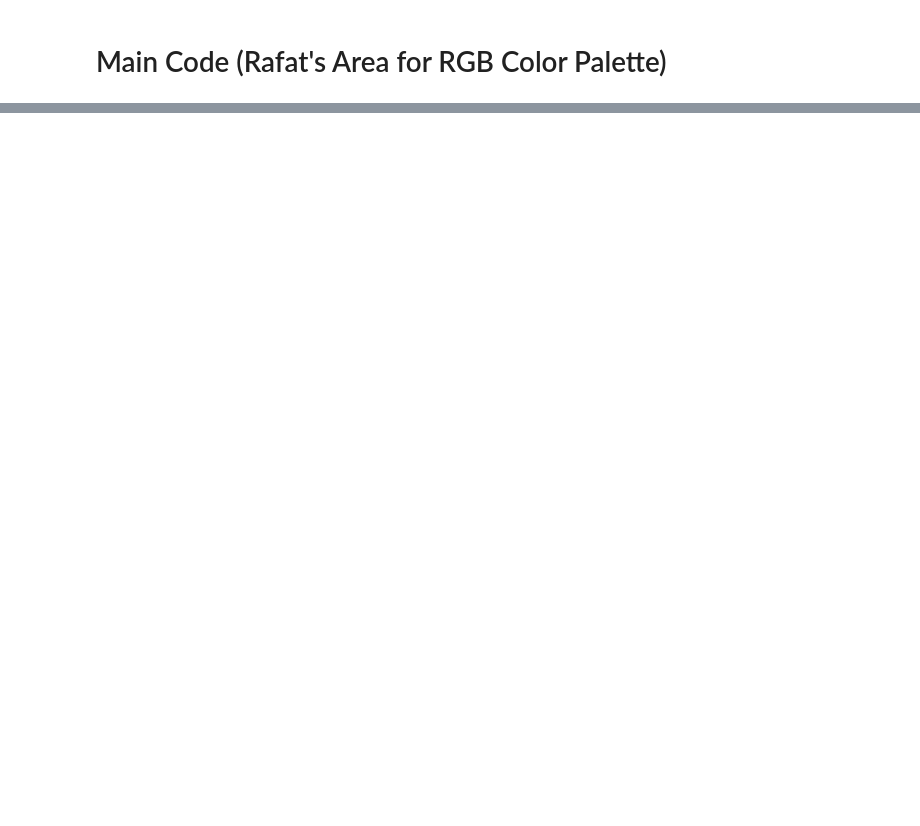
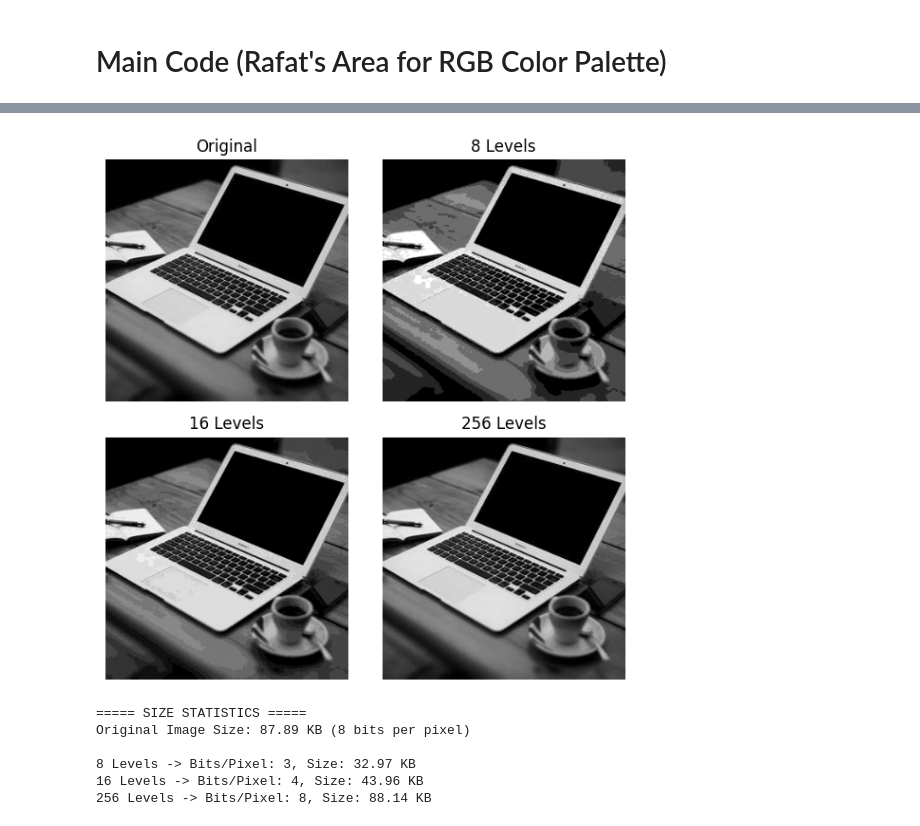
Before and after one commit to rafat-alam/ML, a Jupyter notebook: Color-Palette.ipynb, the cells around one changed output, grey strips where cells are left out. Drawn from its saved outputs; the diff is of its cells as text; code cells hidden in the pictures; blank space fills up the shorter version.

```diff
--- a/Color-Palette.ipynb
+++ b/Color-Palette.ipynb
@@ -271,0 +498,76 @@ Compression: 70.83% reduction
+# %%
+from PIL import Image
+import numpy as np
+import matplotlib.pyplot as plt
+
+# ===== LOAD IMAGE =====
+img = Image.open('img3.jpg').convert('L')
+img_np = np.array(img)
+
+h, w = img_np.shape
+
+# ===== FUNCTION =====
+def quantize_image(img_np, palette_size):
+    palette = np.linspace(0, 255, palette_size, dtype=np.uint8)
+    step = 256 // palette_size
+    index_img = img_np // step
+    index_img = np.clip(index_img, 0, palette_size - 1)
+    quantized = palette[index_img]
+
+    # ===== SIZE CALCULATION =====
+    bits_per_pixel = int(np.ceil(np.log2(palette_size)))
+    index_size_kb = (h * w * bits_per_pixel) / (8 * 1024)
+    palette_size_kb = (palette_size * 8) / (8 * 1024)
+    total_size_kb = index_size_kb + palette_size_kb
+
+    return quantized, total_size_kb, bits_per_pixel
+
+# ===== ORIGINAL SIZE =====
+original_size_kb = (h * w * 8) / (8 * 1024)
+
+# ===== QUANTIZATION =====
+q16, size16, bpp16 = quantize_image(img_np, 8)
+q64, size64, bpp64 = quantize_image(img_np, 16)
+q256, size256, bpp256 = quantize_image(img_np, 256)
+
+# ===== PLOTTING =====
+plt.figure(figsize=(6, 6))
+
+plt.subplot(2, 2, 1)
+plt.imshow(img_np, cmap='gray')
+plt.title("Original")
+plt.axis('off')
+
+plt.subplot(2, 2, 2)
+plt.imshow(q16, cmap='gray')
+plt.title("8 Levels")
+plt.axis('off')
+
+plt.subplot(2, 2, 3)
+plt.imshow(q64, cmap='gray')
+plt.title("16 Levels")
+plt.axis('off')
+
+plt.subplot(2, 2, 4)
+plt.imshow(q256, cmap='gray')
+plt.title("256 Levels")
+plt.axis('off')
+
+plt.tight_layout()
+plt.show()
+
+# ===== PRINT STATISTICS =====
+print("===== SIZE STATISTICS =====")
+print(f"Original Image Size: {original_size_kb:.2f} KB (8 bits per pixel)\n")
+
+print(f"8 Levels -> Bits/Pixel: {bpp16}, Size: {size16:.2f} KB")
+print(f"16 Levels -> Bits/Pixel: {bpp64}, Size: {size64:.2f} KB")
+print(f"256 Levels -> Bits/Pixel: {bpp256}, Size: {size256:.2f} KB")
+# %% [output]
+[figure, added]
+===== SIZE STATISTICS =====
+Original Image Size: 87.89 KB (8 bits per pixel)
+
+8 Levels -> Bits/Pixel: 3, Size: 32.97 KB
+16 Levels -> Bits/Pixel: 4, Size: 43.96 KB
+256 Levels -> Bits/Pixel: 8, Size: 88.14 KB
```
Also changed, not shown: parts of 16 cells of this notebook.
